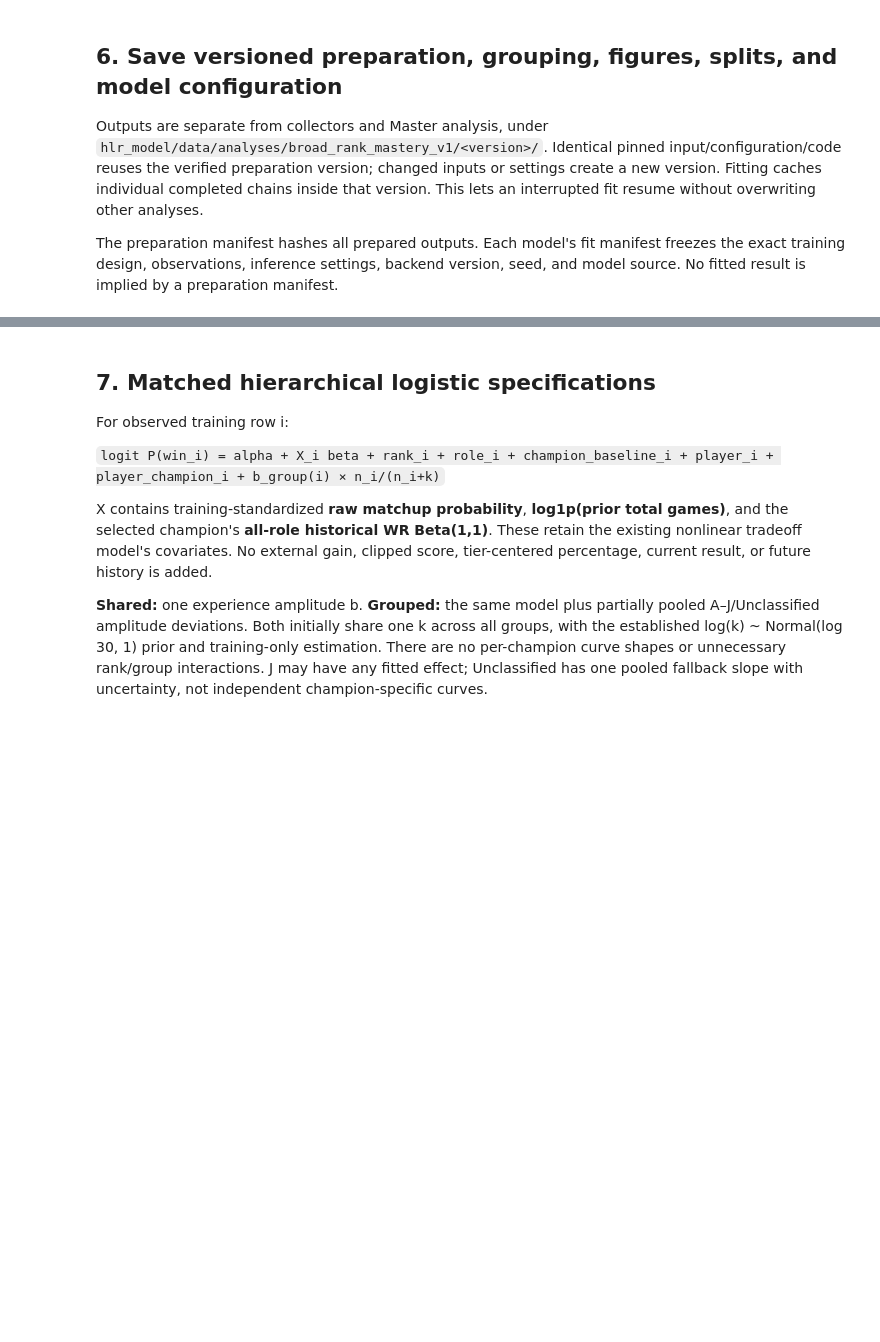
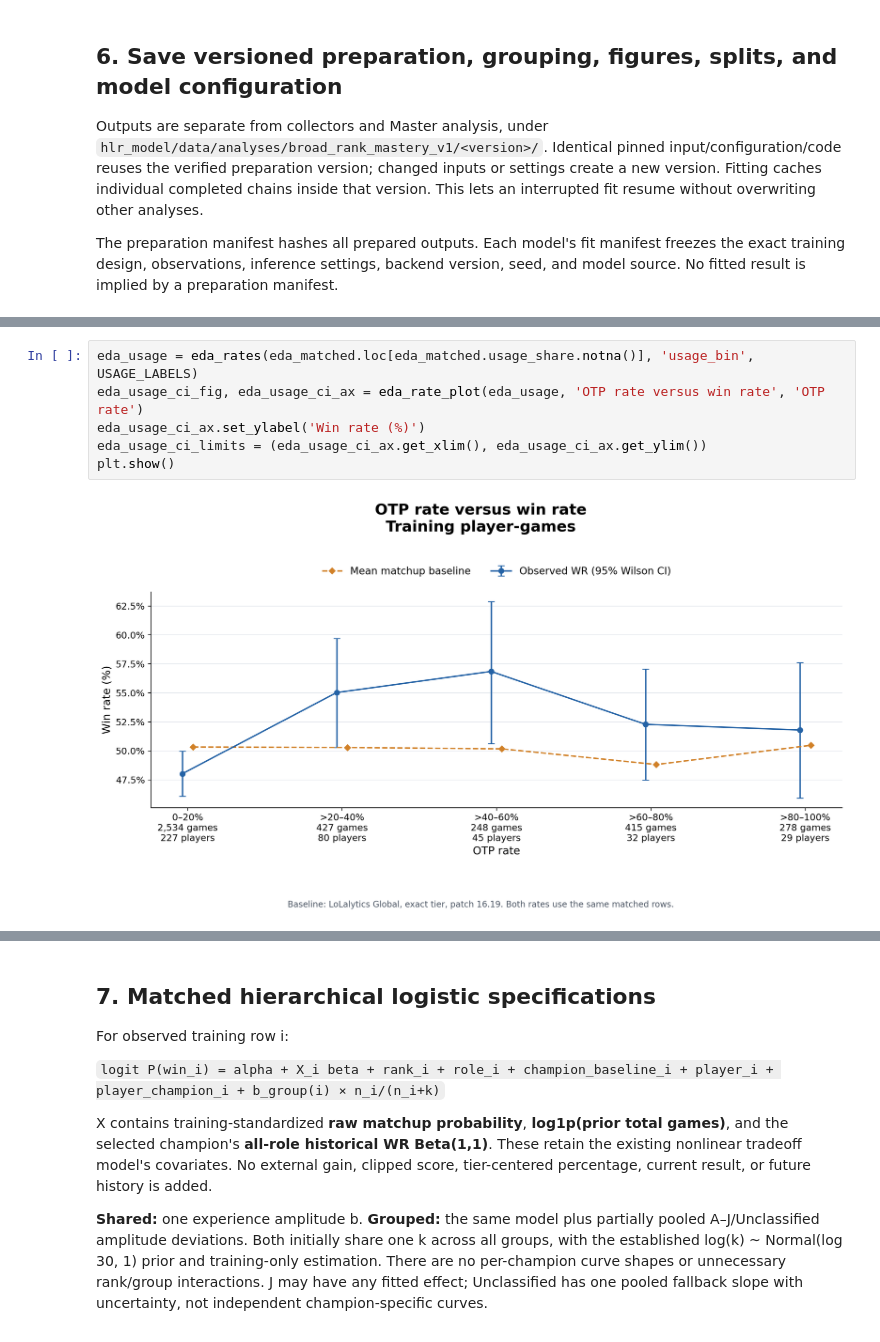
Before and after one commit to minhhohoang/riot-game-prediction, a Jupyter notebook: hlr_model/broad_rank_modeling.ipynb, the cells around one changed output, grey strips where cells are left out. Drawn from its saved outputs; the diff is of its cells as text; blank space fills up the shorter version.

Commit message:
some plots

```diff
--- a/hlr_model/broad_rank_modeling.ipynb
+++ b/hlr_model/broad_rank_modeling.ipynb
@@ -140,0 +423,8 @@ for name in ('rank_role_support','group_support','experience_and_history','exper
+# %%
+eda_usage = eda_rates(eda_matched.loc[eda_matched.usage_share.notna()], 'usage_bin', USAGE_LABELS)
+eda_usage_ci_fig, eda_usage_ci_ax = eda_rate_plot(eda_usage, 'OTP rate versus win rate', 'OTP rate')
+eda_usage_ci_ax.set_ylabel('Win rate (%)')
+eda_usage_ci_limits = (eda_usage_ci_ax.get_xlim(), eda_usage_ci_ax.get_ylim())
+plt.show()
+# %% [output]
+[figure, added]
```
Also changed, not shown: parts of 30 cells of this notebook.
